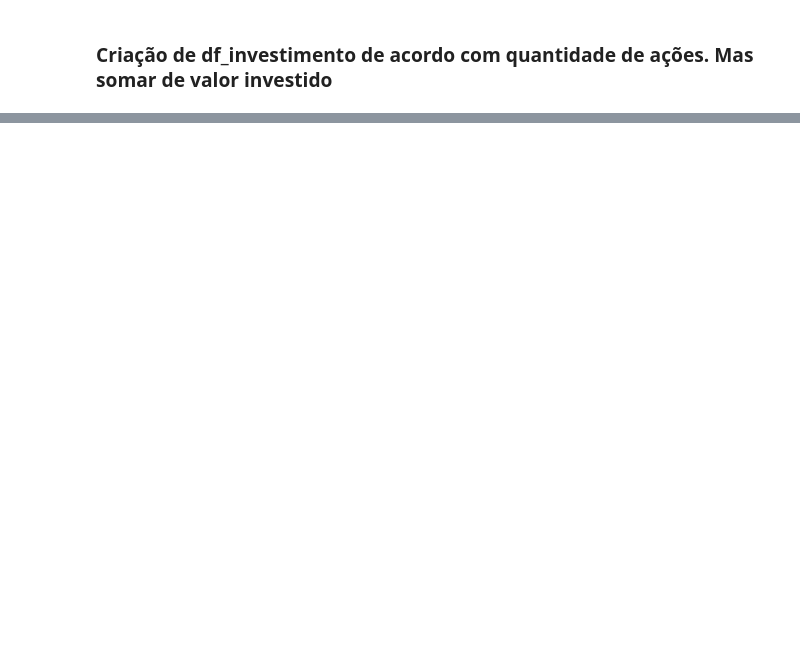
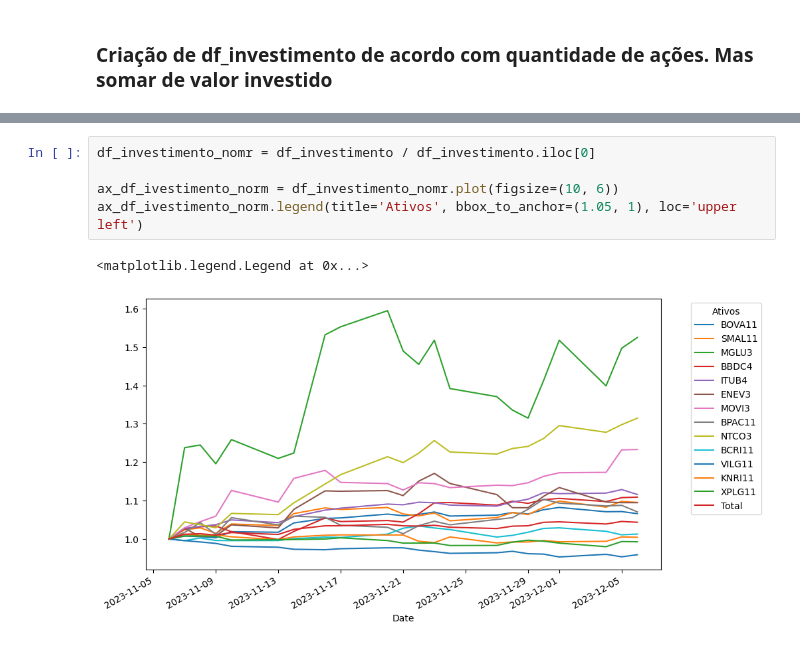
Before and after one commit to SousaNunesBS/analise-carteira-investimento, a Jupyter notebook: analise-investimento.ipynb, the cells around one changed output, grey strips where cells are left out. Drawn from its saved outputs; the diff is of its cells as text; blank space fills up the shorter version.

```diff
--- a/analise-investimento.ipynb
+++ b/analise-investimento.ipynb
@@ -159,0 +160,8 @@ display(df_investimento)
+# %%
+df_investimento_nomr = df_investimento / df_investimento.iloc[0]
+
+ax_df_ivestimento_norm = df_investimento_nomr.plot(figsize=(10, 6))
+ax_df_ivestimento_norm.legend(title='Ativos', bbox_to_anchor=(1.05, 1), loc='upper left')
+# %% [output]
+<matplotlib.legend.Legend at 0x...>
+[figure, added]
```
Also changed, not shown: parts of 10 cells of this notebook.
